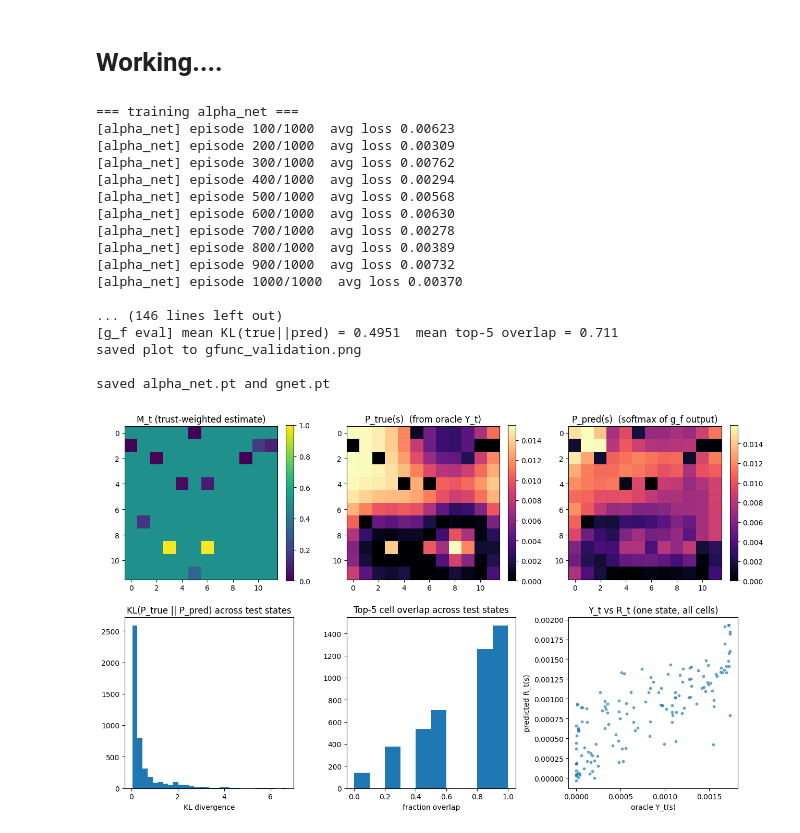
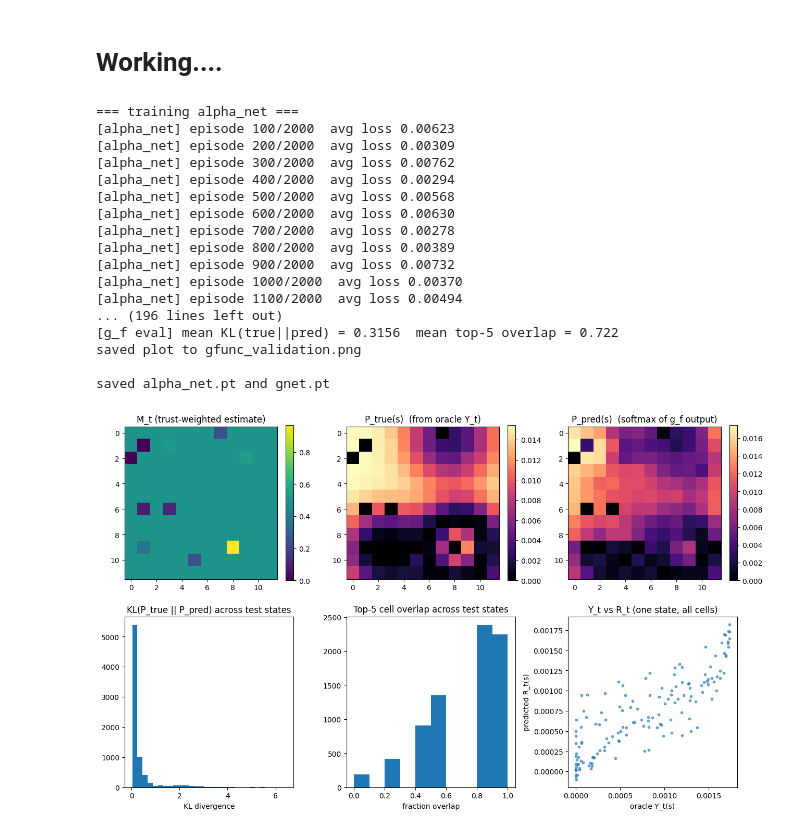
Before and after one commit to sidhu2690/MARL, a Jupyter notebook: Uncertanity_Map.ipynb, the cells around one changed output. Cells and saved outputs as stored; diff of their text form; code cells hidden in the pictures.

```diff
--- a/Uncertanity_Map.ipynb
+++ b/Uncertanity_Map.ipynb
@@ -428,47 +428,47 @@ def plot_validation(kls, overlaps, sample, k=5):
 
 # ----------------------------------------------------------------------
 # Run everything
 # ----------------------------------------------------------------------
 if __name__ == "__main__":
-    ALPHA_EPISODES = 1000
-    G_DATA_EPISODES = 1000
+    ALPHA_EPISODES = 2000
+    G_DATA_EPISODES = 2000
     G_EPOCHS = 100
-    EVAL_EPISODES = 30
+    EVAL_EPISODES = 50
 
     print("=== training alpha_net ===")
     alpha_net, alpha_loss = train_alpha_net(episodes=ALPHA_EPISODES)
 
     print("\n=== generating g_f training data ===")
     X, Y = build_dataset(alpha_net, episodes=G_DATA_EPISODES)
     print("dataset:", X.shape, Y.shape, " Y stats:",
           float(Y.min()), float(Y.max()), float(Y.mean()))
 
     print("\n=== training g_f ===")
     gnet, g_loss = train_gnet(X, Y, epochs=G_EPOCHS)
 
     print("\n=== validating g_f ===")
     kls, overlaps, sample = evaluate(gnet, alpha_net, episodes=EVAL_EPISODES)
     plot_validation(kls, overlaps, sample)
 
     torch.save(alpha_net.state_dict(), "alpha_net.pt")
     torch.save(gnet.state_dict(), "gnet.pt")
     print("\nsaved alpha_net.pt and gnet.pt")
 # %% [output]
 === training alpha_net ===
-[alpha_net] episode 100/1000  avg loss 0.00623
-[alpha_net] episode 200/1000  avg loss 0.00309
-[alpha_net] episode 300/1000  avg loss 0.00762
-[alpha_net] episode 400/1000  avg loss 0.00294
-[alpha_net] episode 500/1000  avg loss 0.00568
-[alpha_net] episode 600/1000  avg loss 0.00630
-[alpha_net] episode 700/1000  avg loss 0.00278
-[alpha_net] episode 800/1000  avg loss 0.00389
-[alpha_net] episode 900/1000  avg loss 0.00732
-[alpha_net] episode 1000/1000  avg loss 0.00370
-
-... (146 lines left out)
-[g_f eval] mean KL(true||pred) = 0.4951  mean top-5 overlap = 0.711
+[alpha_net] episode 100/2000  avg loss 0.00623
+[alpha_net] episode 200/2000  avg loss 0.00309
+[alpha_net] episode 300/2000  avg loss 0.00762
+[alpha_net] episode 400/2000  avg loss 0.00294
+[alpha_net] episode 500/2000  avg loss 0.00568
+[alpha_net] episode 600/2000  avg loss 0.00630
+[alpha_net] episode 700/2000  avg loss 0.00278
+[alpha_net] episode 800/2000  avg loss 0.00389
+[alpha_net] episode 900/2000  avg loss 0.00732
+[alpha_net] episode 1000/2000  avg loss 0.00370
+[alpha_net] episode 1100/2000  avg loss 0.00494
+... (196 lines left out)
+[g_f eval] mean KL(true||pred) = 0.3156  mean top-5 overlap = 0.722
 saved plot to gfunc_validation.png
 
 saved alpha_net.pt and gnet.pt
-[figure, old version]
+[figure, new version]
```
